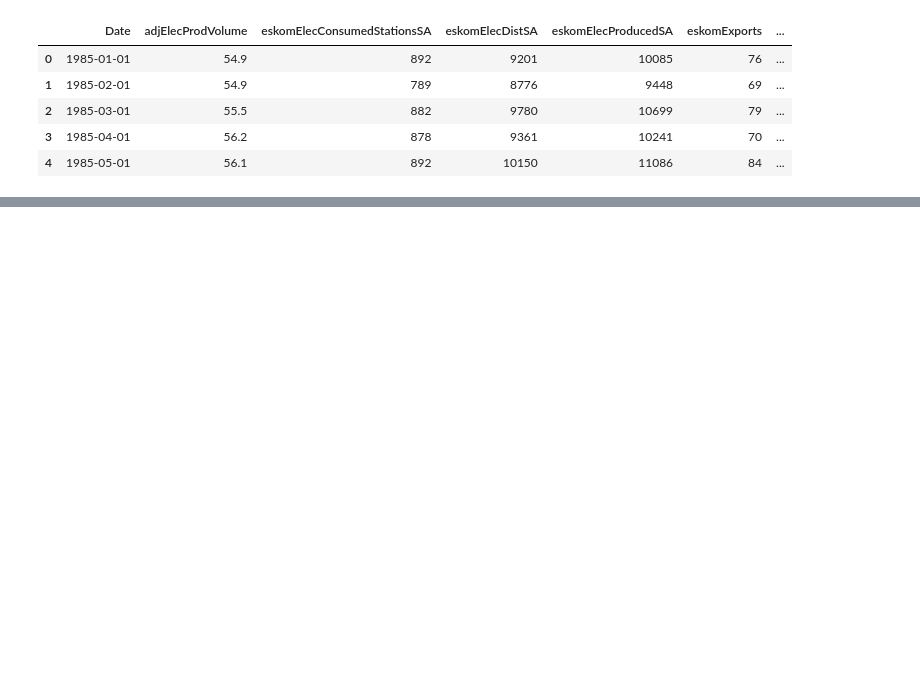
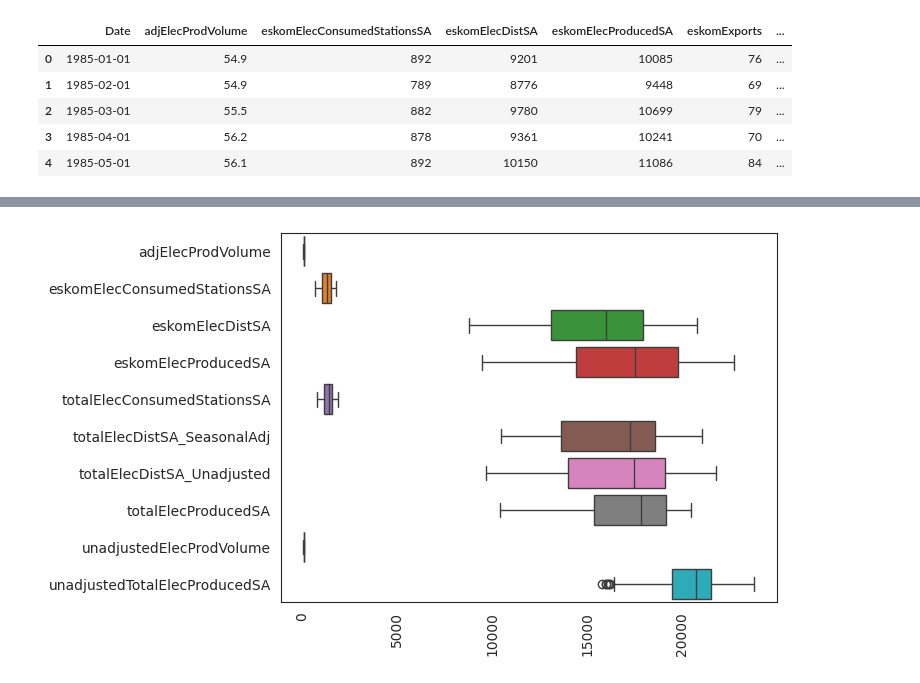
Before and after one commit to MbuyiseloNtando/Electricity-Generated-and-Available-for-Distribution-1985-2024, a Jupyter notebook: Untitled44.ipynb, the cells around one changed output, grey strips where cells are left out. Drawn from its saved outputs; the diff is of its cells as text; code cells hidden in the pictures; blank space fills up the shorter version.

```diff
--- a/Untitled44.ipynb
+++ b/Untitled44.ipynb
@@ -213,0 +210,6 @@ Meadian adjusted volume of electricity production: 90.85 GigaWatts per hour
+# %%
+sns.boxplot(data.drop(columns=['year', 'quarter']),
+            orient='h')
+plt.xticks(rotation=90);
+# %% [output]
+[figure, added]
```
Also changed, not shown: parts of 54 cells of this notebook.
